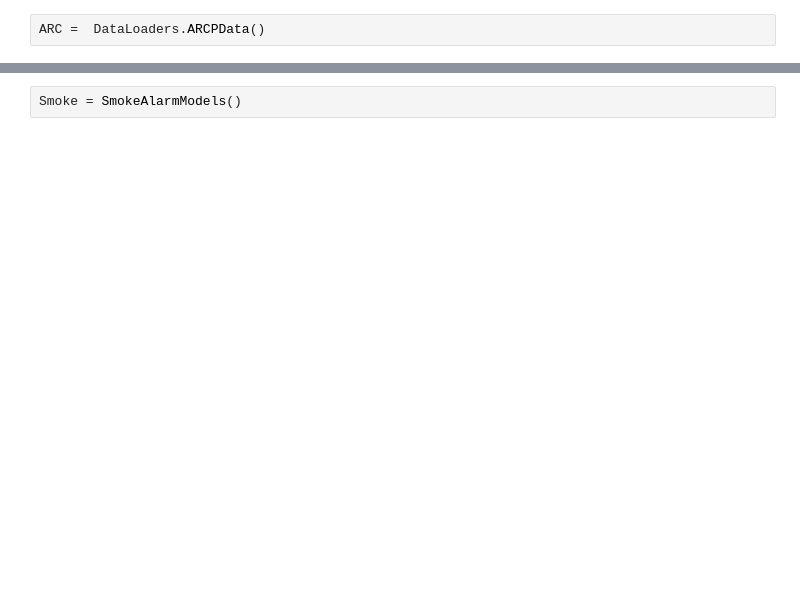
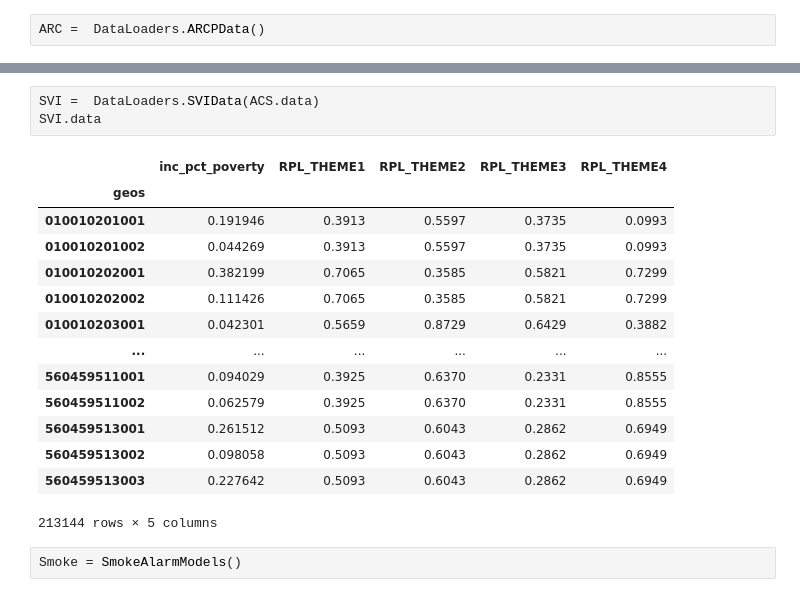
Before and after one commit to DataKind-DC/rcp2, a Jupyter notebook: testScript.ipynb, the cells around one changed output, grey strips where cells are left out. Cells and saved outputs as stored; diff of their text form; blank space fills up the shorter version.

```diff
--- a/testScript.ipynb
+++ b/testScript.ipynb
@@ -81,4 +73,22 @@ ARC.data
 537984 rows × 23 columns
+# %%
+SVI =  DataLoaders.SVIData(ACS.data)
+SVI.data
+# %% [output]
+|  | inc_pct_poverty | RPL_THEME1 | RPL_THEME2 | RPL_THEME3 | RPL_THEME4 |
+| geos |  |  |  |  |  |
+| 010010201001 | 0.191946 | 0.3913 | 0.5597 | 0.3735 | 0.0993 |
+| 010010201002 | 0.044269 | 0.3913 | 0.5597 | 0.3735 | 0.0993 |
+| 010010202001 | 0.382199 | 0.7065 | 0.3585 | 0.5821 | 0.7299 |
+| 010010202002 | 0.111426 | 0.7065 | 0.3585 | 0.5821 | 0.7299 |
+| 010010203001 | 0.042301 | 0.5659 | 0.8729 | 0.6429 | 0.3882 |
+| ... | ... | ... | ... | ... | ... |
+| 560459511001 | 0.094029 | 0.3925 | 0.6370 | 0.2331 | 0.8555 |
+| 560459511002 | 0.062579 | 0.3925 | 0.6370 | 0.2331 | 0.8555 |
+| 560459513001 | 0.261512 | 0.5093 | 0.6043 | 0.2862 | 0.6949 |
+| 560459513002 | 0.098058 | 0.5093 | 0.6043 | 0.2862 | 0.6949 |
+| 560459513003 | 0.227642 | 0.5093 | 0.6043 | 0.2862 | 0.6949 |
+213144 rows × 5 columns
 # %%
 Smoke = SmokeAlarmModels()
 # %%
```
Also changed, not shown: parts of 8 cells of this notebook, 9 other files.
